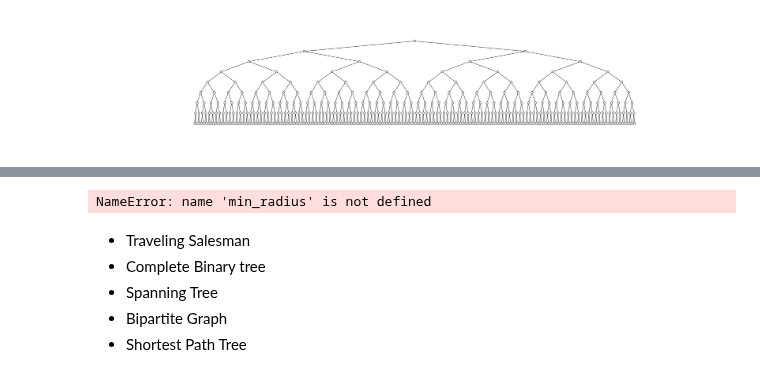
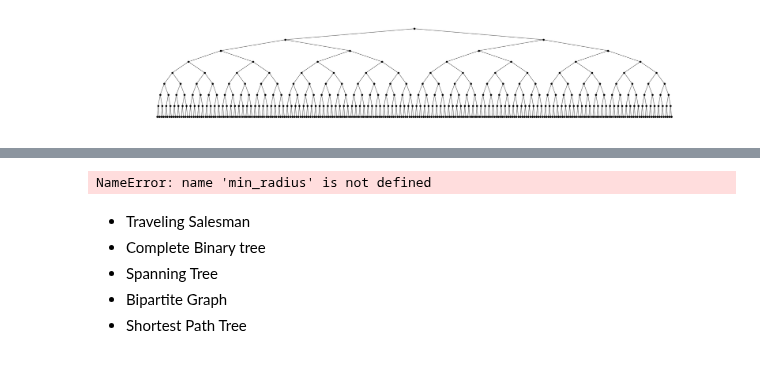
Before and after one commit to atcemgil/notes, a Jupyter notebook: DrawGraphs.ipynb, the cells around one changed output, grey strips where cells are left out. Cells and saved outputs as stored; diff of their text form; code cells hidden in the pictures.

```diff
--- a/DrawGraphs.ipynb
+++ b/DrawGraphs.ipynb
@@ -84,27 +96,27 @@ nx.draw(H,labels=lbl,node_color="red",alpha=0.3, node_size=200)
 # %%
 G = nx.Graph()
 
 d = 9
 G.add_node(0)
 coord = [(0.5,0)]
 depth = [0]
 
 for n in range(2,256*2):
     G.add_node(n-1)
     p = int(np.floor(n/2))
     depth.append(depth[p-1]+1)
     if 2*p==n: # left child
         ep = -(1.0/(2**(depth[p-1]+2)))
     else:
         ep = 1.0/(2**(depth[p-1]+2))
     coord.append((coord[p-1][0]+ep,-(depth[p-1]+1)))
     G.add_edge(n-1,p-1)
 
-plt.figure(figsize=(30,6))
-nx.draw(G, coord, node_size=50,node_color='w')
+plt.figure(figsize=(35,6))
+nx.draw(G, coord, node_size=50, node_color='black')
 #nx.draw_shell
 # %% [output]
-[figure, old version]
+[figure, new version]
 # %%
 import heapq
 import numpy as np
```
Also changed, not shown: parts of 6 cells of this notebook, 10 other files.
